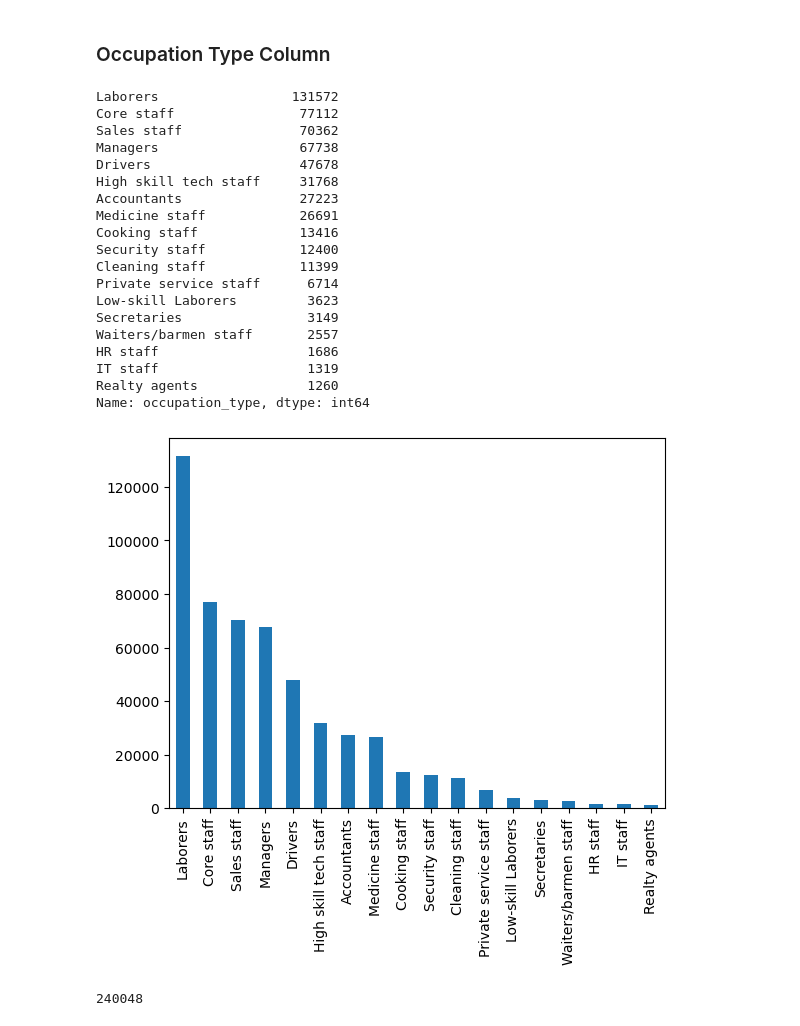
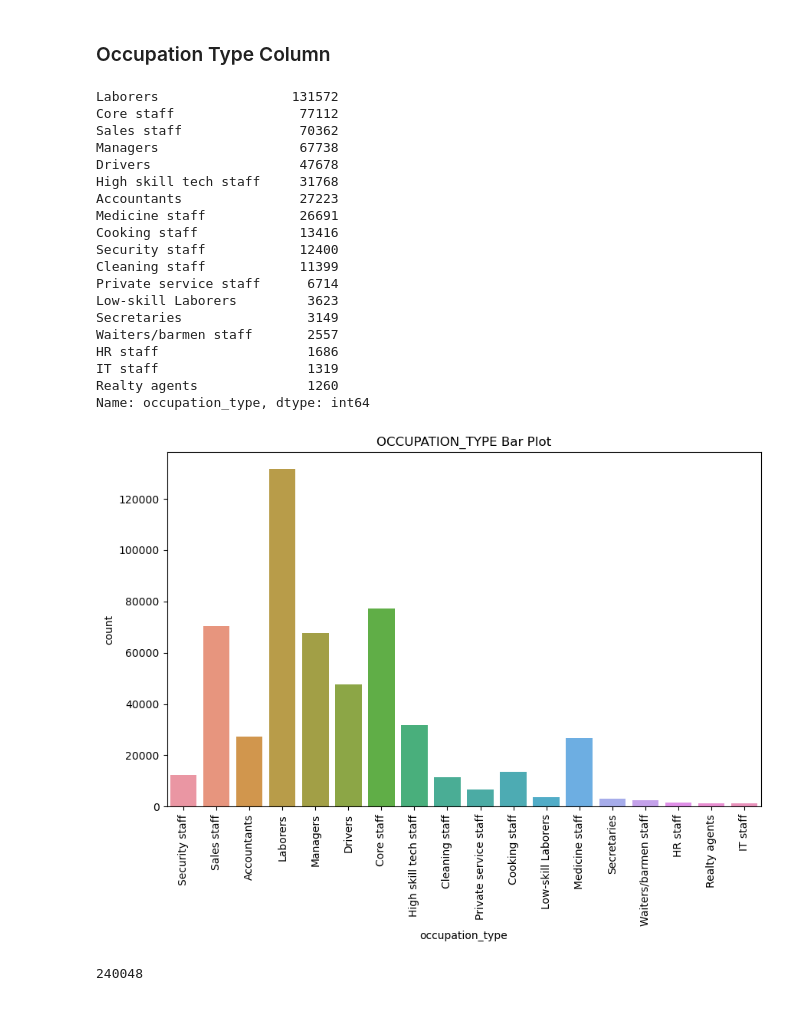
Before and after one commit to hasantahabagci/Credit-Card-Approval-Prediction, a Jupyter notebook: exploration.ipynb, the cells around one changed output. Drawn from its saved outputs; the diff is of its cells as text; code cells hidden in the pictures.

Commit message:
Exploration.ipynb and model.ipynb files are updated
Model creation file is uploaded.
Some plots are added on exploration file.

```diff
--- a/exploration.ipynb
+++ b/exploration.ipynb
@@ -245,29 +245,28 @@ sns.heatmap(corr,
 # %%
 print(df["occupation_type"].value_counts())
 
-df["occupation_type"].value_counts().plot(kind='bar')
-plt.show()
+plotbar(df, "occupation_type")
 # %% [output]
 Laborers                 131572
 Core staff                77112
 Sales staff               70362
 Managers                  67738
 Drivers                   47678
 High skill tech staff     31768
 Accountants               27223
 Medicine staff            26691
 Cooking staff             13416
 Security staff            12400
 Cleaning staff            11399
 Private service staff      6714
 Low-skill Laborers         3623
 Secretaries                3149
 Waiters/barmen staff       2557
 HR staff                   1686
 IT staff                   1319
 Realty agents              1260
 Name: occupation_type, dtype: int64
-[figure, old version]
+[figure, new version]
 # %%
 df["occupation_type"].isna().sum()
 # %% [output]
```
Also changed, not shown: parts of 20 cells of this notebook, 1 other file.
